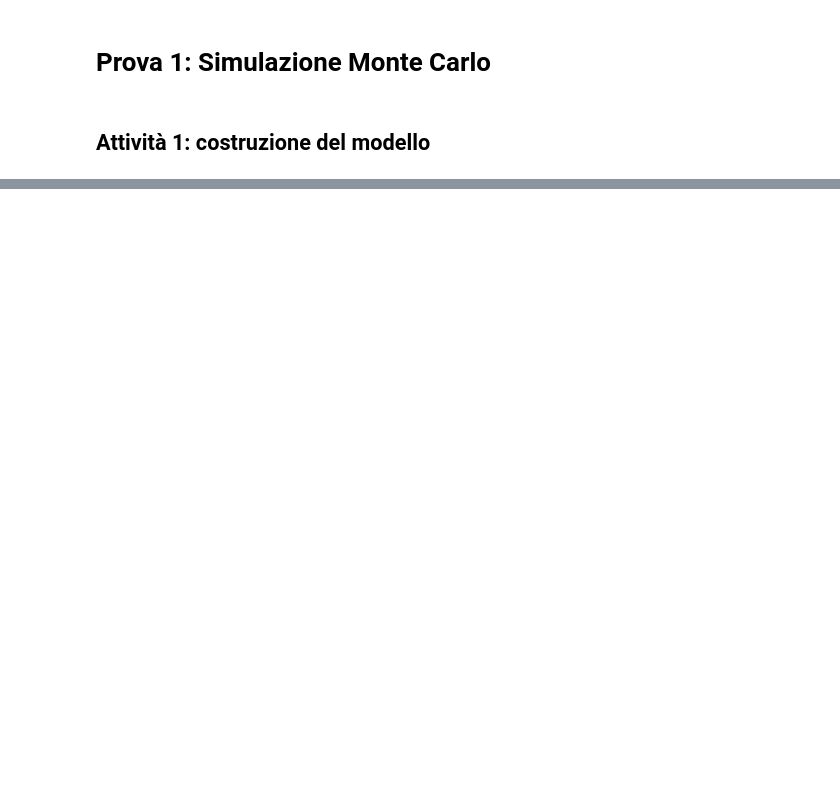
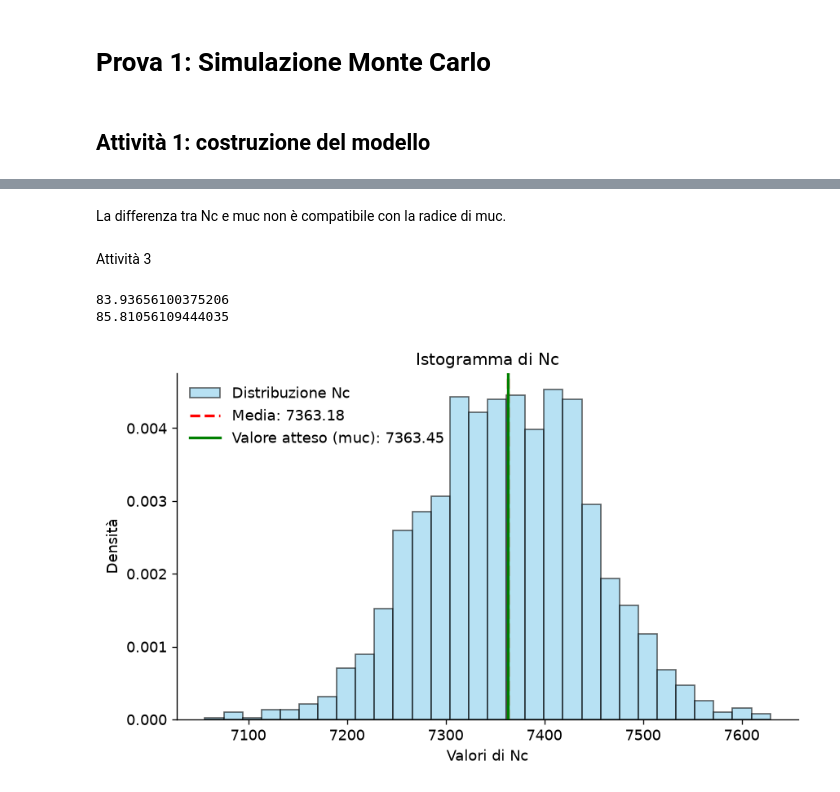
Before and after one commit to LeonardoZara/LabEMO, a Jupyter notebook: prova1.ipynb, the cells around one changed output, grey strips where cells are left out. Cells and saved outputs as stored; diff of their text form; code cells hidden in the pictures; blank space fills up the shorter version.

```diff
--- a/prova1.ipynb
+++ b/prova1.ipynb
@@ -83,0 +100,32 @@ plt.show()
+# %% [markdown]
+La differenza tra Nc e muc non è compatibile con la radice di muc.
+# %% [markdown]
+Attività 3
+# %%
+
+rng = np.random.default_rng()
+Nc_arr = np.zeros(2000)
+for i in range(2000):
+    Nc_arr[i] = sum(rng.poisson(mu(points[62:100])))
+
+mean= sum(Nc_arr)/2000
+dev_std= np.sqrt(sum(pow(Nc_arr-mean,2)/1999))
+mean_err = dev_std/np.sqrt(2000)
+scarto = (mean - muc)/muc
+
+print(dev_std)
+print(np.sqrt(muc))
+
+
+plt.hist(Nc_arr, bins=30, density=True, alpha=0.6, color='skyblue', edgecolor='black', label='Distribuzione Nc')
+plt.axvline(mean, color='red', linestyle='dashed', linewidth=2, label=f'Media: {mean:.2f}')
+plt.axvline(muc, color='green', linestyle='solid', linewidth=2, label=f'Valore atteso (muc): {muc:.2f}')
+plt.xlabel('Valori di Nc')
+plt.ylabel('Densità')
+plt.title('Istogramma di Nc')
+plt.legend()
+plt.show()
+# %% [output]
+83.93656100375206
+85.81056109444035
+[figure, added]
```
Also changed, not shown: parts of 3 cells of this notebook.
